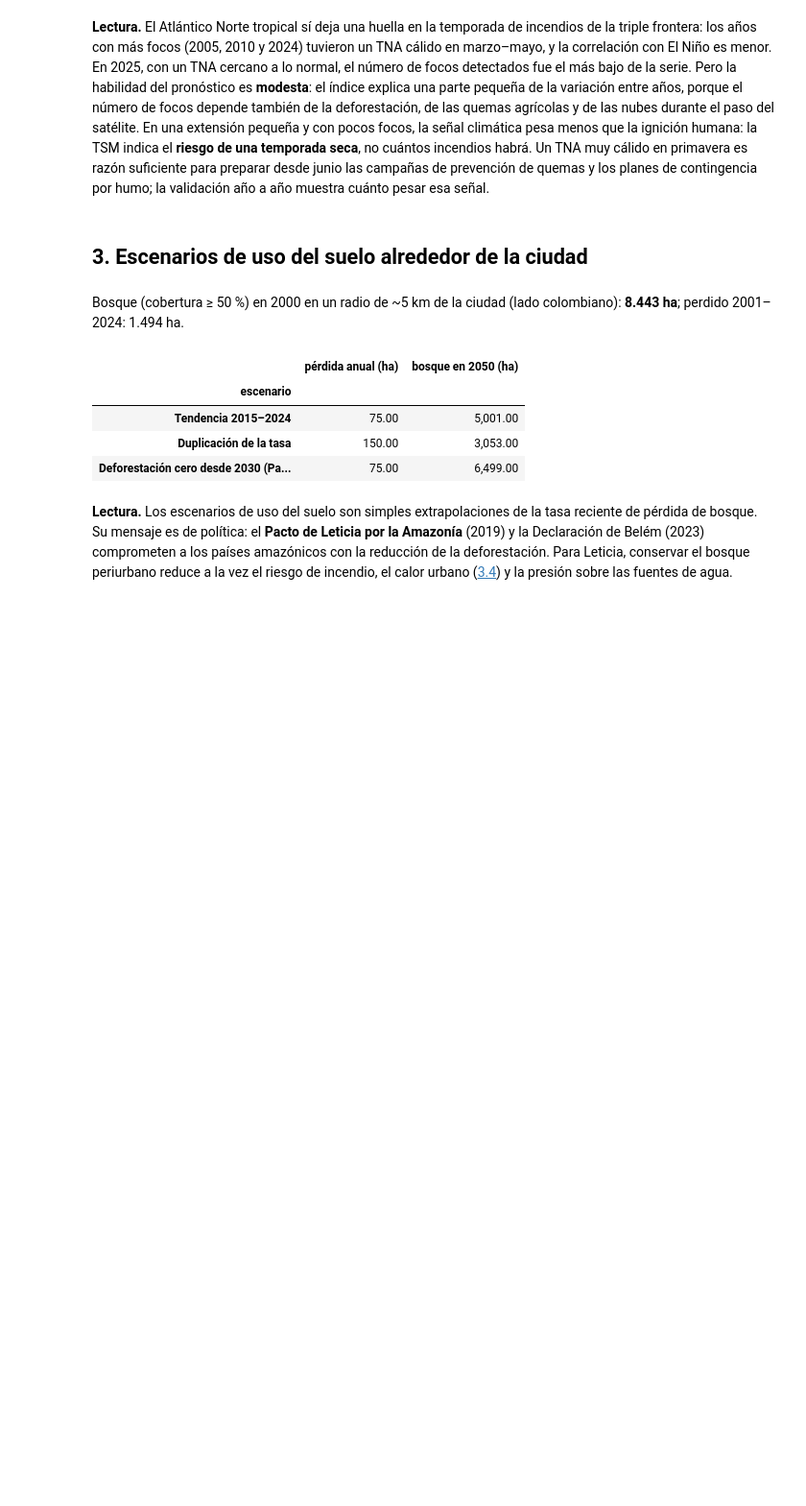
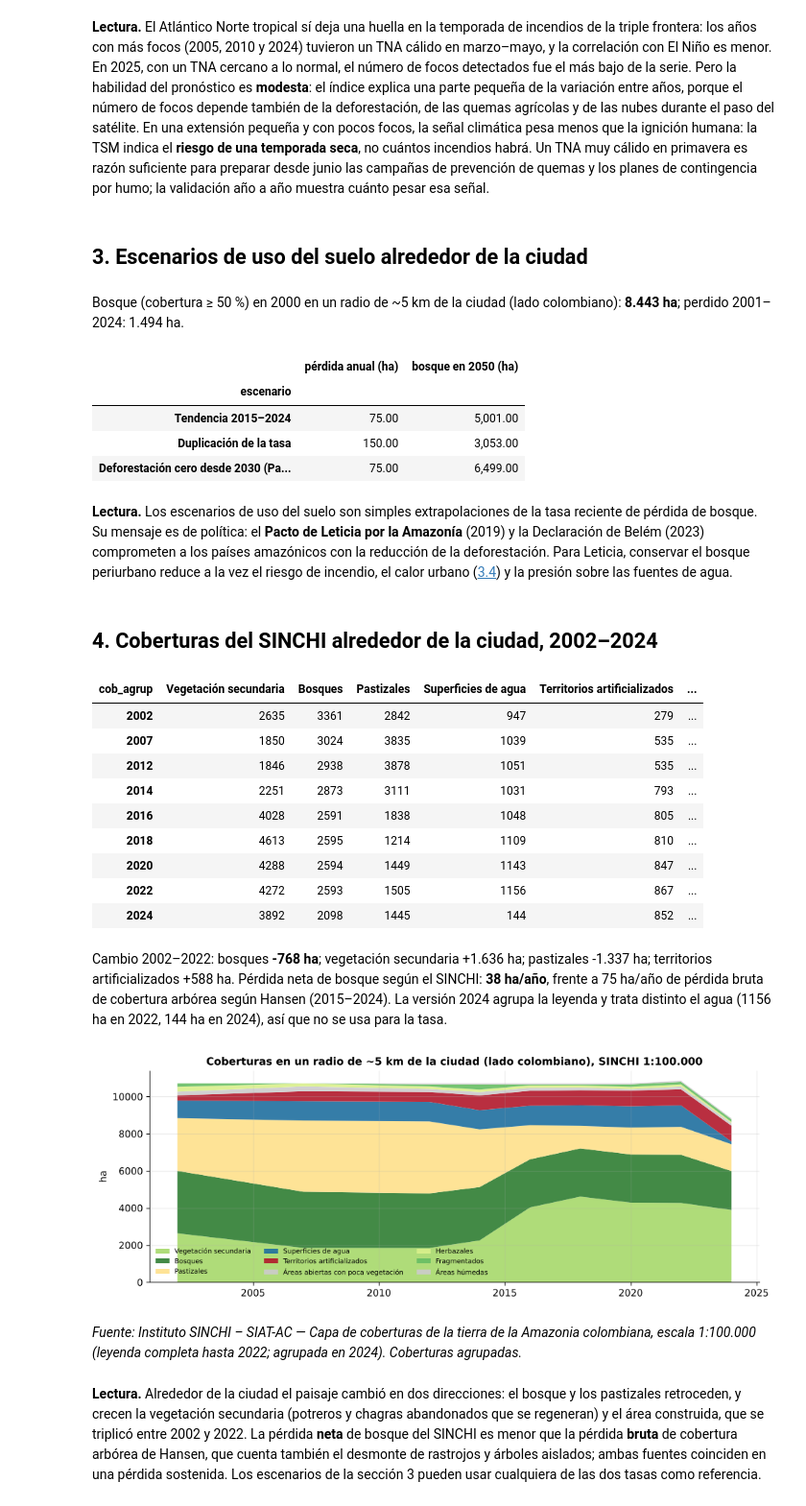
Before and after one commit to mromerot/leticia, a Jupyter notebook: book/03_analisis/35_incendios/d_escenarios.ipynb, the cells around one changed output. Shown at 96% size. Cells and saved outputs as stored; diff of their text form; code cells hidden in the pictures; blank space fills up the shorter version.

```diff
--- a/book/03_analisis/35_incendios/d_escenarios.ipynb
+++ b/book/03_analisis/35_incendios/d_escenarios.ipynb
@@ -191,3 +191,56 @@ Su mensaje es de política: el **Pacto de Leticia por la Amazonía** (2019) y la
 comprometen a los países amazónicos con la reducción de la deforestación. Para Leticia, conservar el bosque
 periurbano reduce a la vez el riesgo de incendio, el calor urbano ([3.4](../34_calor/index.md)) y la presión sobre
 las fuentes de agua.
+# %% [markdown]
+## 4. Coberturas del SINCHI alrededor de la ciudad, 2002–2024
+# %%
+zona = gpd.GeoSeries(b, crs=4326).to_crs(aoi.crs()).union_all()
+filas = {}
+for anio in pi["anios_coberturas_siatac"]:
+    g = fuentes.siatac("siatac_coberturas", anio=anio).to_crs(aoi.crs())
+    g = g.assign(geometry=g.geometry.intersection(zona))
+    filas[anio] = g.groupby("cob_agrup").apply(lambda x: x.area.sum() / 1e4)
+cob_t = pd.DataFrame(filas).T.fillna(0)
+cob_t = cob_t[cob_t.sum().sort_values(ascending=False).index]
+colores = {"Bosques": viz.VERDE, "Vegetación secundaria": "#a6d96a", "Pastizales": "#fee08b", "Territorios artificializados": viz.ROJO,
+           "Superficies de agua": viz.AZUL_RIO, "Fragmentados": "#66bd63", "Herbazales": "#d9ef8b"}
+fig, ax = plt.subplots(figsize=(10, 3.8))
+ax.stackplot(cob_t.index, cob_t.T.values, labels=cob_t.columns, colors=[colores.get(c, "#cccccc") for c in cob_t.columns], alpha=0.9)
+ax.set_ylabel("ha")
+ax.set_title("Coberturas en un radio de ~5 km de la ciudad (lado colombiano), SINCHI 1:100.000")
+ax.legend(fontsize=7, ncol=3, loc="lower left")
+fig.tight_layout()
+display(cob_t.round(0).astype(int))
+a0, a1 = cob_t.index[0], pi["anio_coberturas_siatac"]          # misma leyenda completa de 2002 a 2022
+cambio = (cob_t.loc[a1] - cob_t.loc[a0]).round(0)
+ritmo_bosque = -cambio.get("Bosques", 0) / (a1 - a0)
+miles = lambda v: f"{v:+,.0f}".replace(",", ".")
+display(Markdown(f"Cambio {a0}–{a1}: bosques **{miles(cambio.get('Bosques', 0))} ha**; vegetación secundaria {miles(cambio.get('Vegetación secundaria', 0))} ha; "
+                 f"pastizales {miles(cambio.get('Pastizales', 0))} ha; territorios artificializados {miles(cambio.get('Territorios artificializados', 0))} ha. "
+                 f"Pérdida neta de bosque según el SINCHI: **{ritmo_bosque:.0f} ha/año**, frente a {tasa:.0f} ha/año de pérdida bruta de cobertura "
+                 f"arbórea según Hansen (2015–2024). La versión {cob_t.index[-1]} agrupa la leyenda y trata distinto el agua "
+                 f"({cob_t.loc[a1, 'Superficies de agua']:.0f} ha en {a1}, {cob_t.loc[cob_t.index[-1], 'Superficies de agua']:.0f} ha en {cob_t.index[-1]}), "
+                 "así que no se usa para la tasa."))
+# %% [output]
+| cob_agrup | Vegetación secundaria | Bosques | Pastizales | Superficies de agua | Territorios artificializados | ... |
+| 2002 | 2635 | 3361 | 2842 | 947 | 279 | ... |
+| 2007 | 1850 | 3024 | 3835 | 1039 | 535 | ... |
+| 2012 | 1846 | 2938 | 3878 | 1051 | 535 | ... |
+| 2014 | 2251 | 2873 | 3111 | 1031 | 793 | ... |
+| 2016 | 4028 | 2591 | 1838 | 1048 | 805 | ... |
+| 2018 | 4613 | 2595 | 1214 | 1109 | 810 | ... |
+| 2020 | 4288 | 2594 | 1449 | 1143 | 847 | ... |
+| 2022 | 4272 | 2593 | 1505 | 1156 | 867 | ... |
+| 2024 | 3892 | 2098 | 1445 | 144 | 852 | ... |
+Cambio 2002–2022: bosques **-768 ha**; vegetación secundaria +1.636 ha; pastizales -1.337 ha; territorios artificializados +588 ha. Pérdida neta de bosque según el SINCHI: **38 ha/año**, frente a 75 ha/año de pérdida bruta de cobertura arbórea según Hansen (2015–2024). La versión 2024 agrupa la leyenda y trata distinto el agua (1156 ha en 2022, 144 ha en 2024), así que no se usa para la tasa.
+[figure, added]
+# %%
+viz.pie(viz.nota_fuente("siatac_coberturas") + " Coberturas agrupadas.")
+# %% [output]
+*Fuente: Instituto SINCHI – SIAT-AC — Capa de coberturas de la tierra de la Amazonia colombiana, escala 1:100.000 (leyenda completa hasta 2022; agrupada en 2024). Coberturas agrupadas.*
+# %% [markdown]
+**Lectura.** Alrededor de la ciudad el paisaje cambió en dos direcciones: el bosque y los pastizales retroceden, y
+crecen la vegetación secundaria (potreros y chagras abandonados que se regeneran) y el área construida, que se
+triplicó entre 2002 y 2022. La pérdida **neta** de bosque del SINCHI es menor que la pérdida **bruta** de cobertura
+arbórea de Hansen, que cuenta también el desmonte de rastrojos y árboles aislados; ambas fuentes coinciden en una
+pérdida sostenida. Los escenarios de la sección 3 pueden usar cualquiera de las dos tasas como referencia.
```
Also changed, not shown: 16 other files.
